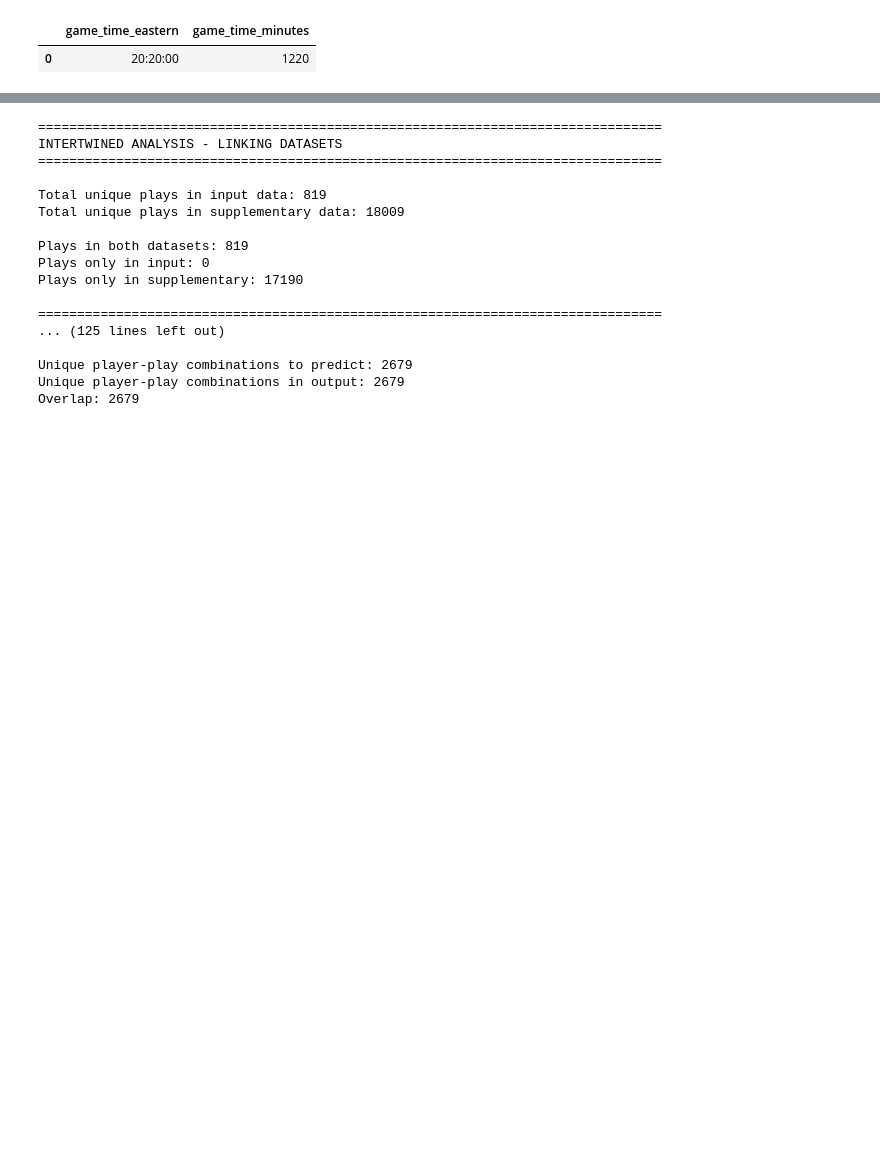
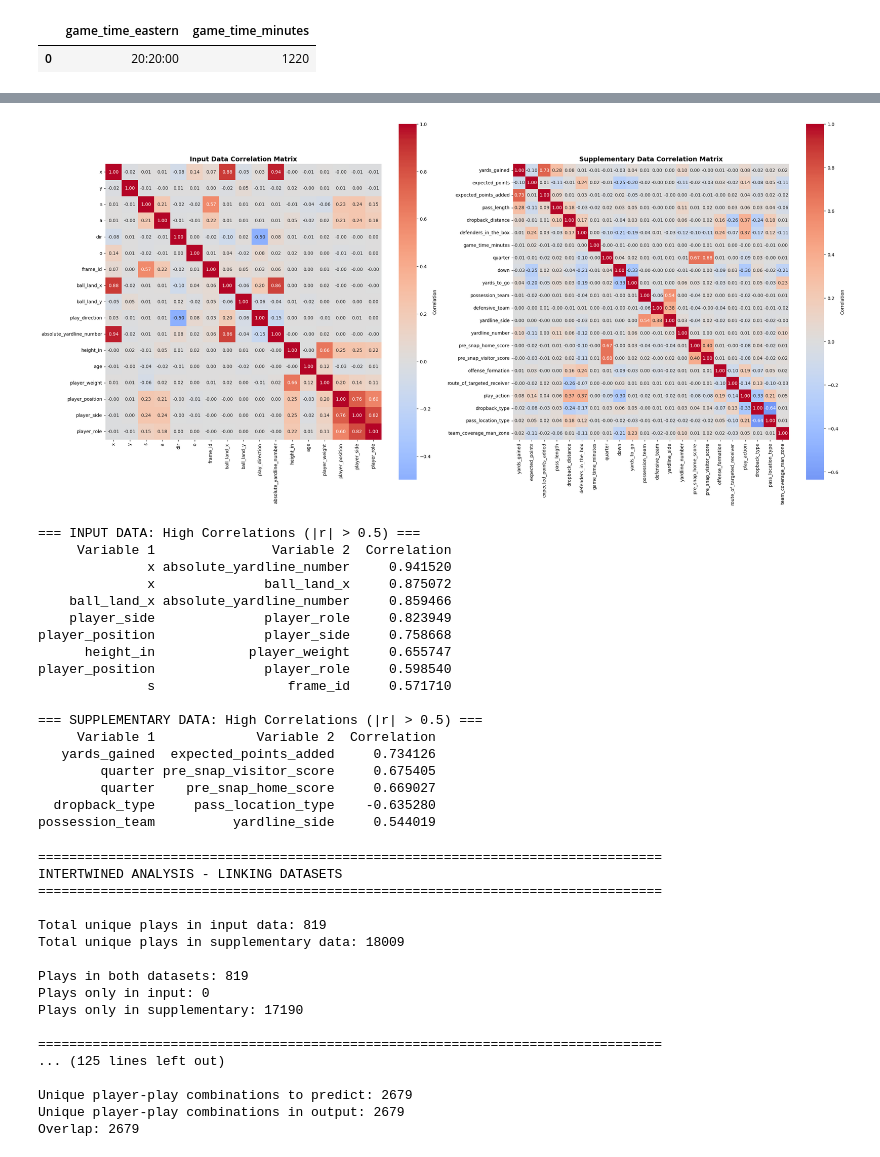
Before and after one commit to JZembower/NFL-Big-Data-Bowl-2026-Analytics-Challenge, a Jupyter notebook: EDA/EDA.ipynb, the cells around one changed output, grey strips where cells are left out. Saved outputs shown, nothing was run; the diff lists cells and outputs as text; code cells hidden in the pictures; blank space fills up the shorter version.

Commit message:
further updates to data

```diff
--- a/EDA/EDA.ipynb
+++ b/EDA/EDA.ipynb
@@ -626,3 +597,80 @@ plt.show()
+# %%
+# CORRELATION HEATMAPS AND ADDITIONAL INSIGHTS
+fig, axes = plt.subplots(1, 2, figsize=(25, 12))
+
+# Input data correlation heatmap
+input_corr_matrix = input_df_encoded[['x', 'y', 's', 'a', 'dir', 'o', 'frame_id',
+'ball_land_x', 'ball_land_y','play_direction','absolute_yardline_number','height_in','age',
+'player_weight','player_position','player_side','player_role']].corr()
+sns.heatmap(input_corr_matrix, annot=True, fmt='.2f', cmap='coolwarm', center=0,
+            square=True, ax=axes[0], cbar_kws={'label': 'Correlation'})
+axes[0].set_title('Input Data Correlation Matrix', fontsize=14, fontweight='bold')
+
+# Supplementary data correlation heatmap (remove duplicates)
+supp_corr_matrix = supp_df_encoded[['yards_gained', 'expected_points', 'expected_points_added',
+                             'pass_length', 'dropback_distance', 'defenders_in_the_box',
+                             'game_time_minutes','quarter','down','yards_to_go','possession_team',
+                             'defensive_team','yardline_side','yardline_number','pre_snap_home_score',
+                             'pre_snap_visitor_score','offense_formation','route_of_targeted_receiver',
+                             'play_action','dropback_type','pass_location_type',
+                             'team_coverage_man_zone']].corr()
+sns.heatmap(supp_corr_matrix, annot=True, fmt='.2f', cmap='coolwarm', center=0,
+            square=True, ax=axes[1], cbar_kws={'label': 'Correlation'})
+axes[1].set_title('Supplementary Data Correlation Matrix', fontsize=14, fontweight='bold')
+
+plt.tight_layout()
+plt.savefig('Images/correlation_heatmaps.png', dpi=300, bbox_inches='tight')
+plt.show()
+
+# Extract high correlations (>0.5 absolute value)
+input_high_corr = []
+for i in range(len(input_corr_matrix.columns)):
+    for j in range(i+1, len(input_corr_matrix.columns)):
+        if abs(input_corr_matrix.iloc[i, j]) > 0.5:
+            input_high_corr.append({
+                'Variable 1': input_corr_matrix.columns[i],
+                'Variable 2': input_corr_matrix.columns[j],
+                'Correlation': input_corr_matrix.iloc[i, j]
+            })
+
+supp_high_corr = []
+for i in range(len(supp_corr_matrix.columns)):
+    for j in range(i+1, len(supp_corr_matrix.columns)):
+        if abs(supp_corr_matrix.iloc[i, j]) > 0.5:
+            supp_high_corr.append({
+                'Variable 1': supp_corr_matrix.columns[i],
+                'Variable 2': supp_corr_matrix.columns[j],
+                'Correlation': supp_corr_matrix.iloc[i, j]
+            })
+
+input_high_corr_df = pd.DataFrame(input_high_corr).sort_values('Correlation', key=abs, ascending=False)
+supp_high_corr_df = pd.DataFrame(supp_high_corr).sort_values('Correlation', key=abs, ascending=False)
+
+print("\n=== INPUT DATA: High Correlations (|r| > 0.5) ===")
+print(input_high_corr_df.to_string(index=False))
+
+print("\n=== SUPPLEMENTARY DATA: High Correlations (|r| > 0.5) ===")
+print(supp_high_corr_df.to_string(index=False))
+# %% [output]
+[figure, added]
+=== INPUT DATA: High Correlations (|r| > 0.5) ===
+     Variable 1               Variable 2  Correlation
+              x absolute_yardline_number     0.941520
+              x              ball_land_x     0.875072
+    ball_land_x absolute_yardline_number     0.859466
+    player_side              player_role     0.823949
+player_position              player_side     0.758668
+      height_in            player_weight     0.655747
+player_position              player_role     0.598540
+              s                 frame_id     0.571710
+
+=== SUPPLEMENTARY DATA: High Correlations (|r| > 0.5) ===
+     Variable 1             Variable 2  Correlation
+   yards_gained  expected_points_added     0.734126
+        quarter pre_snap_visitor_score     0.675405
+        quarter    pre_snap_home_score     0.669027
+  dropback_type     pass_location_type    -0.635280
+possession_team          yardline_side     0.544019
 # %%
 # ADDITIONAL INSIGHTS AND INTERTWINED ANALYSIS
 print("="*80)
```
Also changed, not shown: parts of 1 cell of this notebook, 2 other files.
